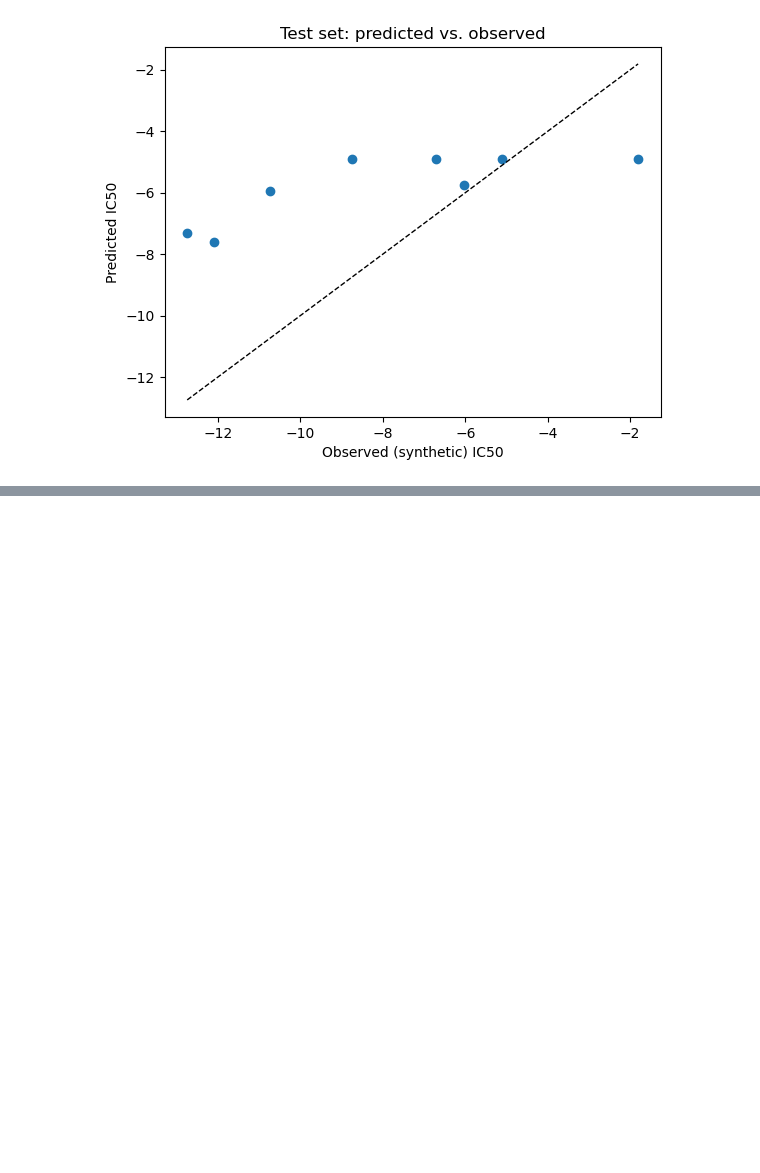
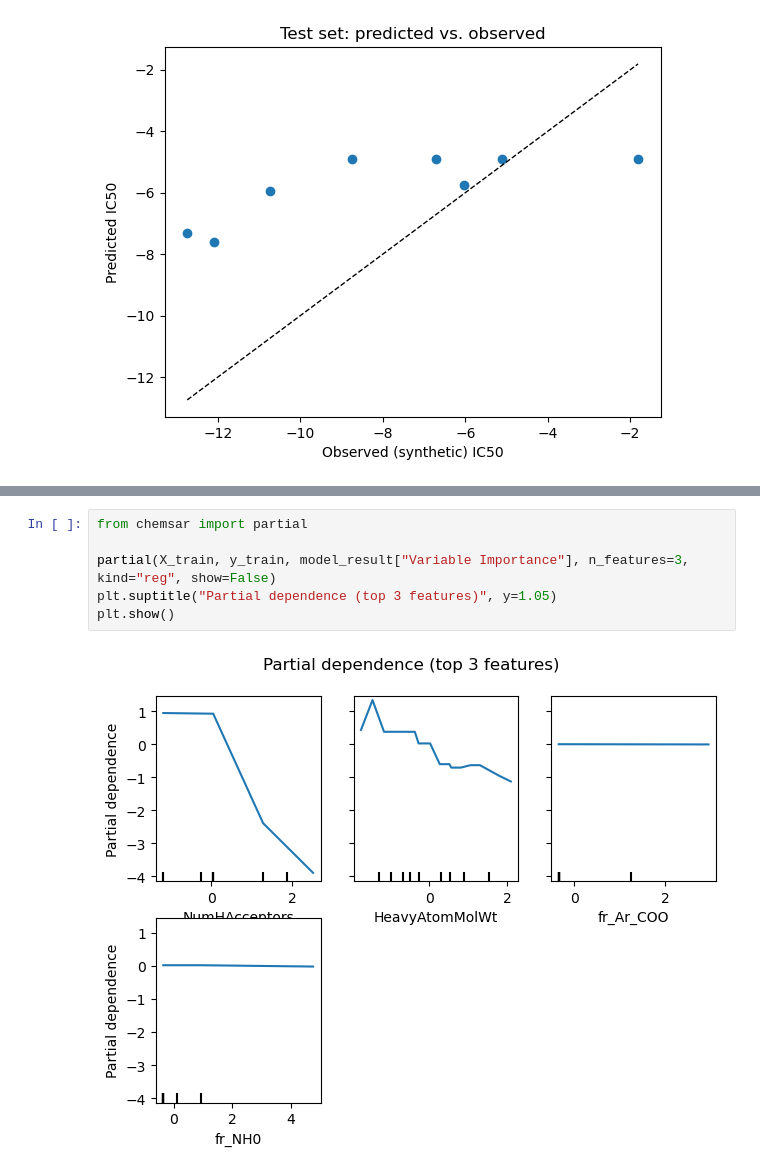
Before and after one commit to shamsaraj/mlmolprop, a Jupyter notebook: examples/quickstart.ipynb, the cells around one changed output, grey strips where cells are left out. Drawn from its saved outputs; the diff is of its cells as text; blank space fills up the shorter version.

```diff
--- a/examples/quickstart.ipynb
+++ b/examples/quickstart.ipynb
@@ -228,0 +313,8 @@ plt.show()
+# %%
+from chemsar import partial
+
+partial(X_train, y_train, model_result["Variable Importance"], n_features=3, kind="reg", show=False)
+plt.suptitle("Partial dependence (top 3 features)", y=1.05)
+plt.show()
+# %% [output]
+[figure, added]
```
Also changed, not shown: parts of 19 cells of this notebook, 1 other file.
